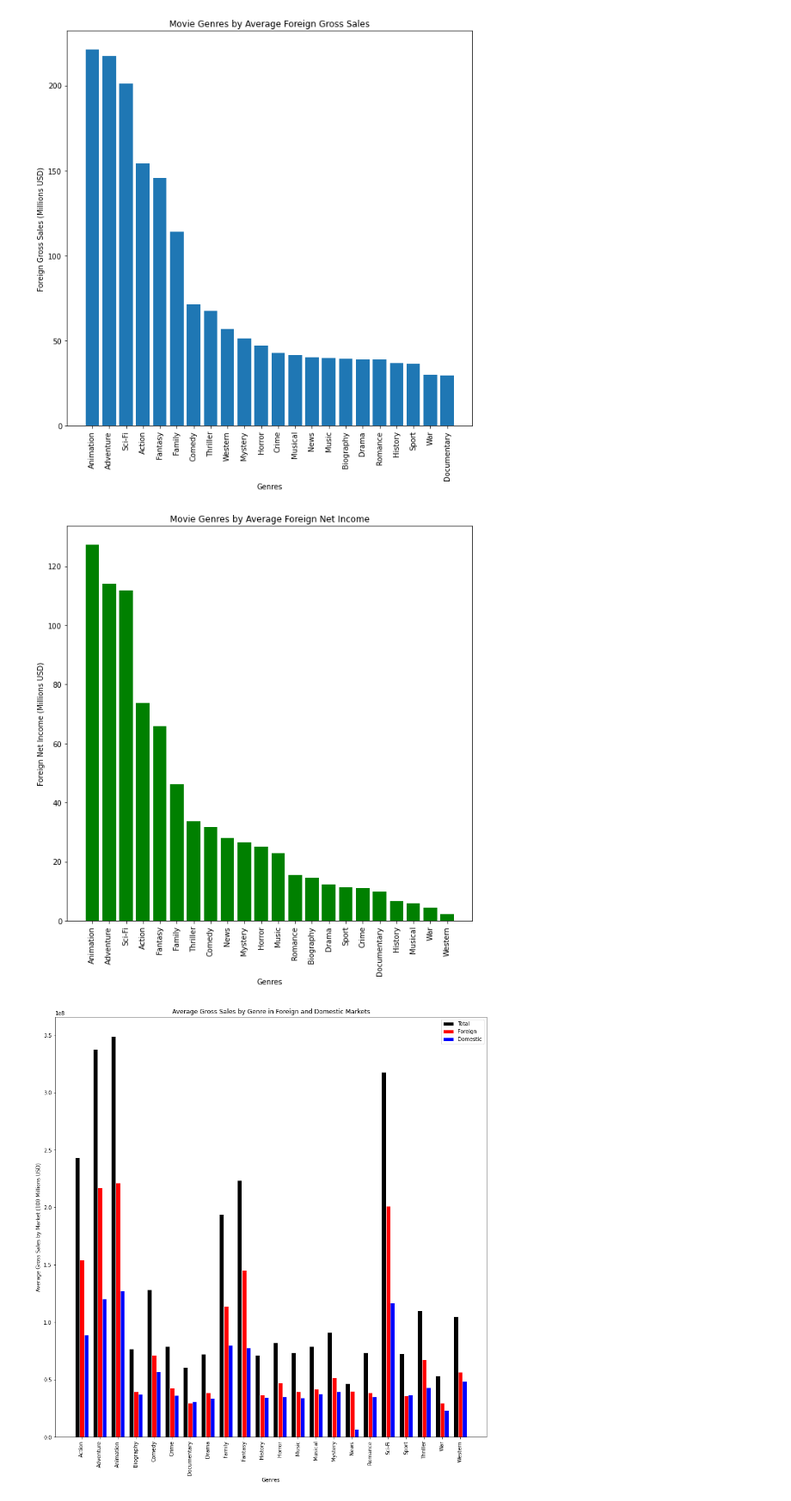
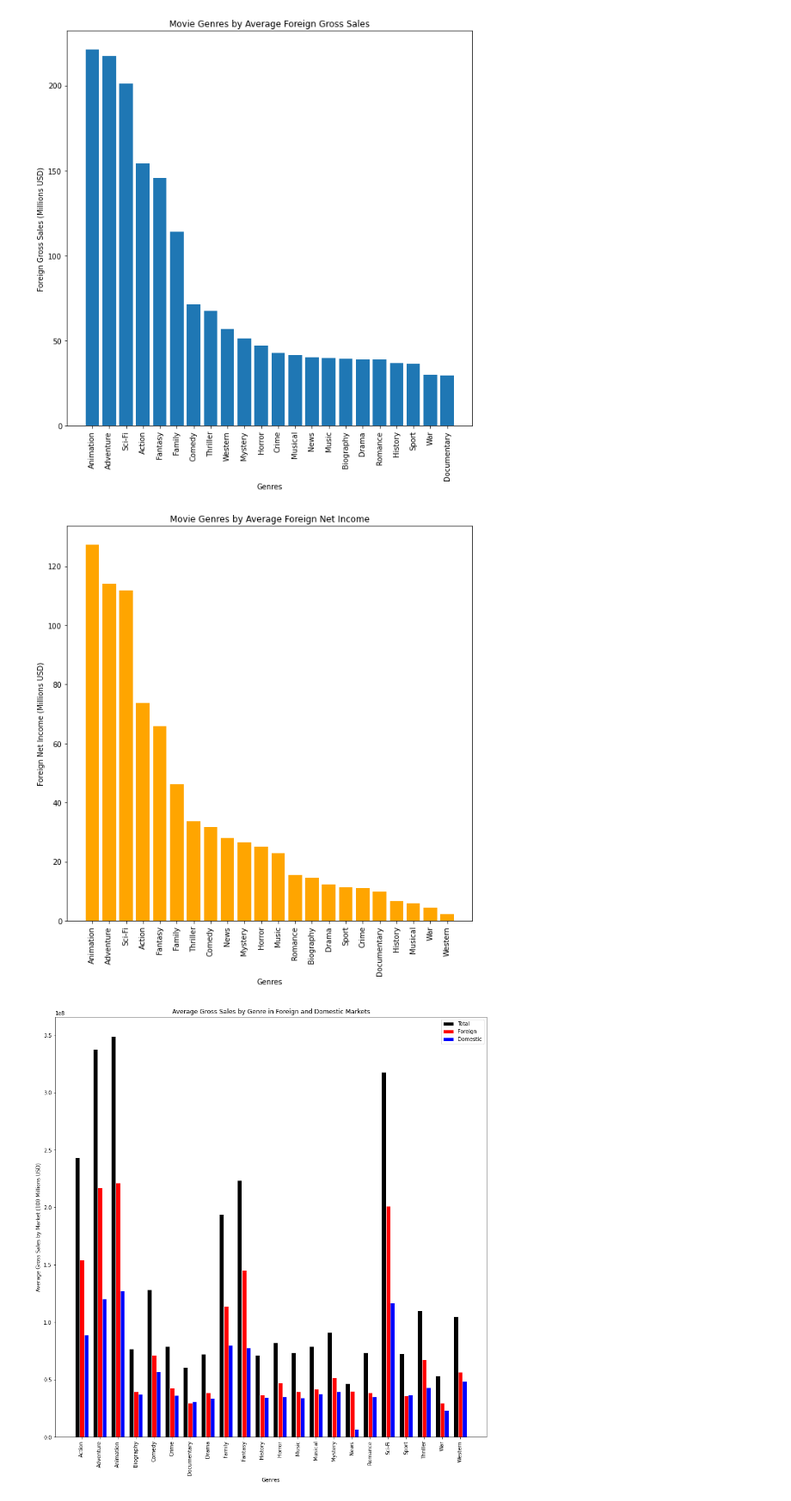
Before and after one commit to anita-camlic/Movie_Studio_Analysis, a Jupyter notebook: Movie Studio Analysis.ipynb, the cells around one changed output. Shown: that part at 86% size. Drawn from its saved outputs; the diff is of its cells as text; code cells hidden in the pictures.

```diff
--- a/Movie Studio Analysis.ipynb
+++ b/Movie Studio Analysis.ipynb
@@ -972,19 +978,19 @@ plt.savefig("./charts_jpg/movie_genres_avg_foreign_gross.jpg")
 # %%
 #graph of foreign net sales vs. genre
 fig, ax = plt.subplots(figsize=(10,10))
 plt.ticklabel_format(style='plain')
 
 x = foreign_net["singular_genres"]
 y = foreign_net["foreign_market_net"]/1000000
 
-ax.bar(x,y,color='green')
+ax.bar(x,y,color='orange')
 ax.set_title("Movie Genres by Average Foreign Net Income")
 ax.set_xlabel("Genres")
 ax.set_ylabel("Foreign Net Income (Millions USD)")
 plt.xticks(rotation=90);
 plt.savefig("./charts_jpg/movie_genres_avg_foreign_net.jpg")
 # %% [output]
-[figure, old version]
+[figure, new version]
 # %%
 #Market performance comparison chart for gross revenues
 
```
Also changed, not shown: parts of 12 cells of this notebook, 2 other files.
